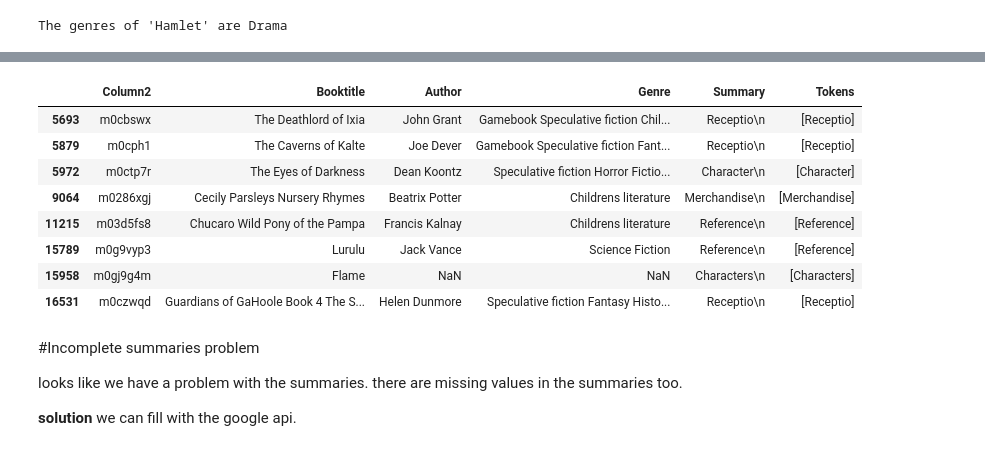
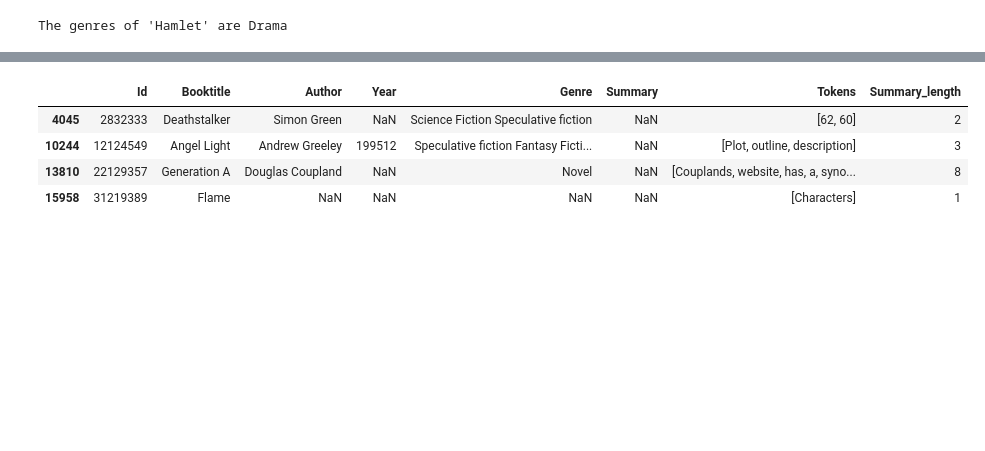
Before and after one commit to Arvinzaheri/data_colab_task, a Jupyter notebook: Data_analys.ipynb, the cells around one changed output, grey strips where cells are left out. Drawn from its saved outputs; the diff is of its cells as text; code cells hidden in the pictures; blank space fills up the shorter version.

```diff
--- a/Data_analys.ipynb
+++ b/Data_analys.ipynb
@@ -282 +343,26 @@ Summary         0
 dtype: int64
+# %%
+#!pip install wikipedia
+import wikipedia
+
+#books_for_manual_search_summary = []
+
+def wikipedia_summary(search_term):
+    #book_name_on_wiki = wikipedia.search(search_term)[0]
+    search_term_cleaned = search_term.replace(" ", "_")
+    try:
+        res = wikipedia.summary(search_term_cleaned)
+    except wikipedia.exceptions.PageError:
+      #books_for_manual_search_summary.append(search_term)
+      res = np.nan
+    except wikipedia.exceptions.DisambiguationError:
+      #books_for_manual_search_summary.append(search_term)
+      res = np.nan
+    except wikipedia.exceptions.DisambiguationError as e:
+        res = wikipedia.summary(e.options[0])
+
+    return res
+
+# Use the function like this:
+summary = wikipedia_summary('bookofmicah')
+print(summary)
@@ -282,0 +373,2 @@ dtype: int64
+# %%
+fill_summary = df[df["Summary"].isna()].apply(lambda x: wikipedia_summary(x["Booktitle"]), axis=1)
@@ -282,0 +379,2 @@ dtype: int64
+# %%
+df["Summary"].fillna(fill_summary, inplace=True)
@@ -282,0 +417,7 @@ dtype: int64
+# %%
+for book in books_for_manual_search_summary:
+  res = wikipedia_summary(book.replace(" ", "_"))
+  if res == np.nan:
+    print(book)
+  else:
+    df.loc[df["Booktitle"] == book, "Summary"] = res
@@ -282,0 +445,8 @@ dtype: int64
+# %%
+df[df["Summary"].isna()]
+# %% [output]
+|  | Id | Booktitle | Author | Year | Genre | Summary | Tokens | Summary_length |
+| 4045 | 2832333 | Deathstalker | Simon Green | NaN | Science Fiction Speculative fiction | NaN | [62, 60] | 2 |
+| 10244 | 12124549 | Angel Light | Andrew Greeley | 199512 | Speculative fiction Fantasy Ficti... | NaN | [Plot, outline, description] | 3 |
+| 13810 | 22129357 | Generation A | Douglas Coupland | NaN | Novel | NaN | [Couplands, website, has, a, syno... | 8 |
+| 15958 | 31219389 | Flame | NaN | NaN | NaN | NaN | [Characters] | 1 |
@@ -288,21 +464,0 @@ df["Tokens"] = df["Summary"].apply(lambda x: [word for word in x.split()])
-# %%
-min = df["Tokens"].str.len().min()
-df[df["Tokens"].str.len() == min]
-# %% [output]
-|  | Column2 | Booktitle | Author | Genre | Summary | Tokens |
-| 5693 | m0cbswx | The Deathlord of Ixia | John Grant | Gamebook Speculative fiction Chil... | Receptio\n | [Receptio] |
-| 5879 | m0cph1 | The Caverns of Kalte | Joe Dever | Gamebook Speculative fiction Fant... | Receptio\n | [Receptio] |
-| 5972 | m0ctp7r | The Eyes of Darkness | Dean Koontz | Speculative fiction Horror Fictio... | Character\n | [Character] |
-| 9064 | m0286xgj | Cecily Parsleys Nursery Rhymes | Beatrix Potter | Childrens literature | Merchandise\n | [Merchandise] |
-| 11215 | m03d5fs8 | Chucaro Wild Pony of the Pampa | Francis Kalnay | Childrens literature | Reference\n | [Reference] |
-| 15789 | m0g9vyp3 | Lurulu | Jack Vance | Science Fiction | Reference\n | [Reference] |
-| 15958 | m0gj9g4m | Flame | NaN | NaN | Characters\n | [Characters] |
-| 16531 | m0czwqd | Guardians of GaHoole Book 4 The S... | Helen Dunmore | Speculative fiction Fantasy Histo... | Receptio\n | [Receptio] |
-# %% [markdown]
-#Incomplete summaries problem
-
-looks like we have a problem with the summaries.
-there are missing values in the summaries too.
-
-**solution**
-we can fill with the google api.
```
Also changed, not shown: parts of 35 cells of this notebook.
